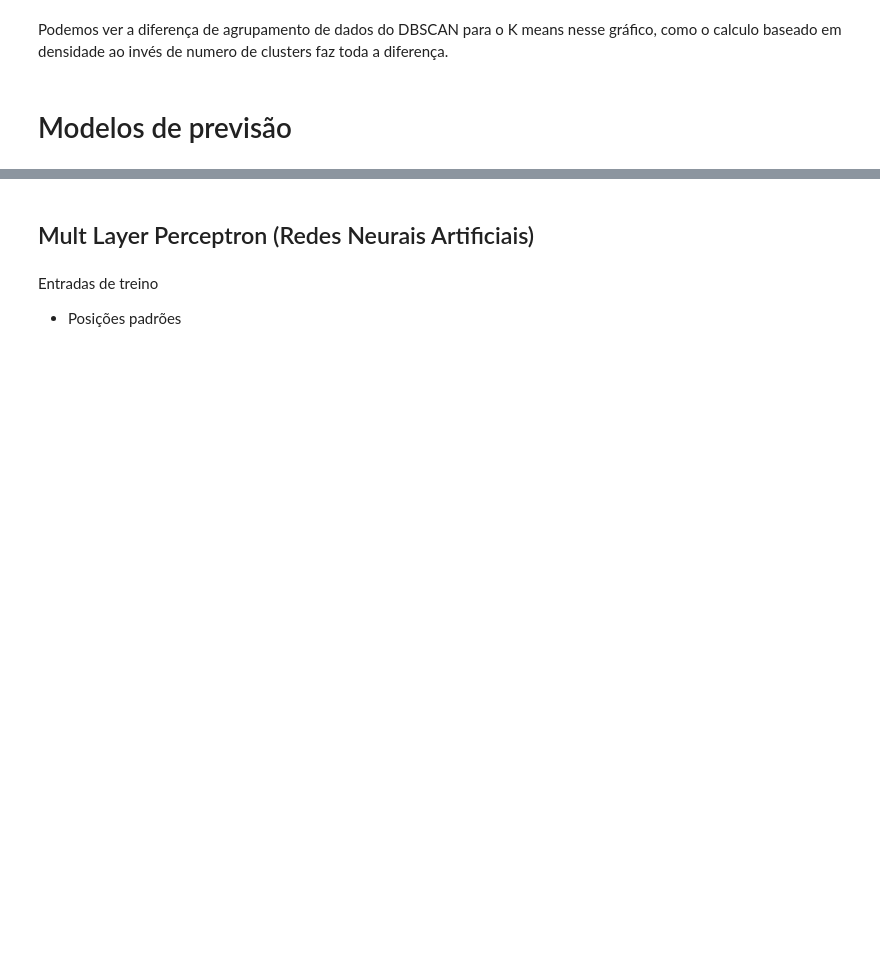
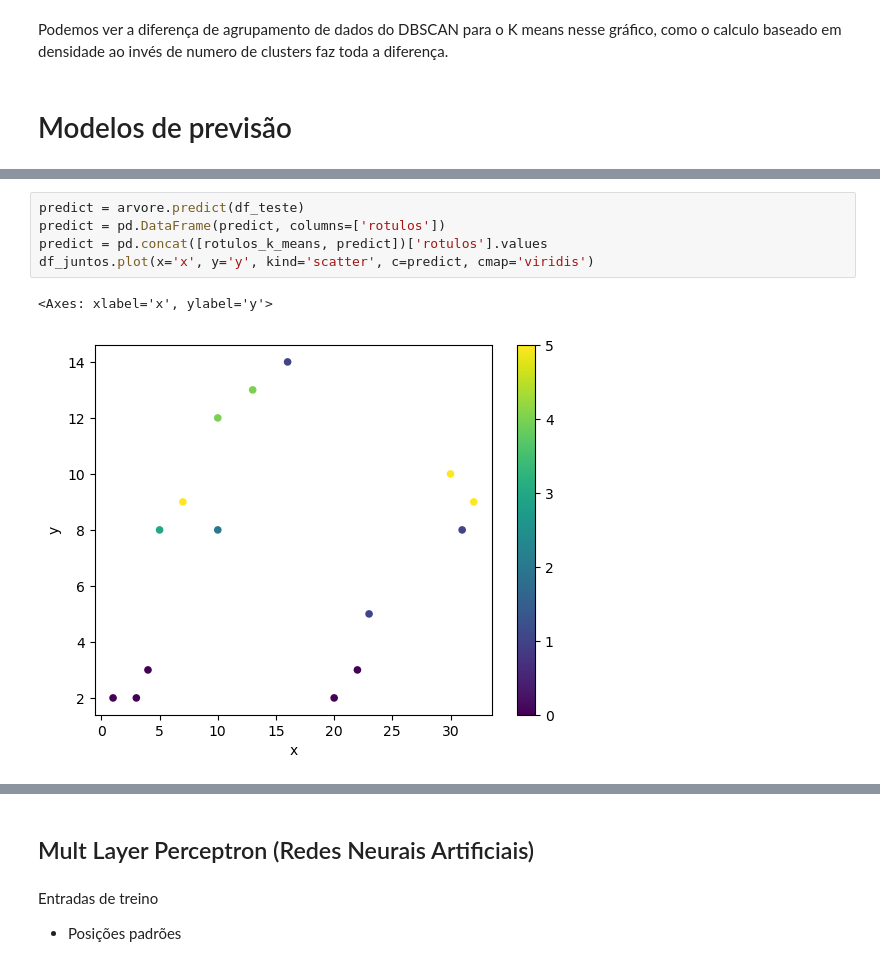
Before and after one commit to Miguelmdcc/IC_RPI_2, a Jupyter notebook: main.ipynb, the cells around one changed output, grey strips where cells are left out. Drawn from its saved outputs; the diff is of its cells as text; blank space fills up the shorter version.

```diff
--- a/main.ipynb
+++ b/main.ipynb
@@ -142,0 +352,8 @@ Podemos ver a diferença de agrupamento de dados do DBSCAN para o K means nesse
+# %%
+predict = arvore.predict(df_teste)
+predict = pd.DataFrame(predict, columns=['rotulos'])
+predict = pd.concat([rotulos_k_means, predict])['rotulos'].values
+df_juntos.plot(x='x', y='y', kind='scatter', c=predict, cmap='viridis')
+# %% [output]
+<Axes: xlabel='x', ylabel='y'>
+[figure, added]
```
Also changed, not shown: parts of 49 cells of this notebook.
